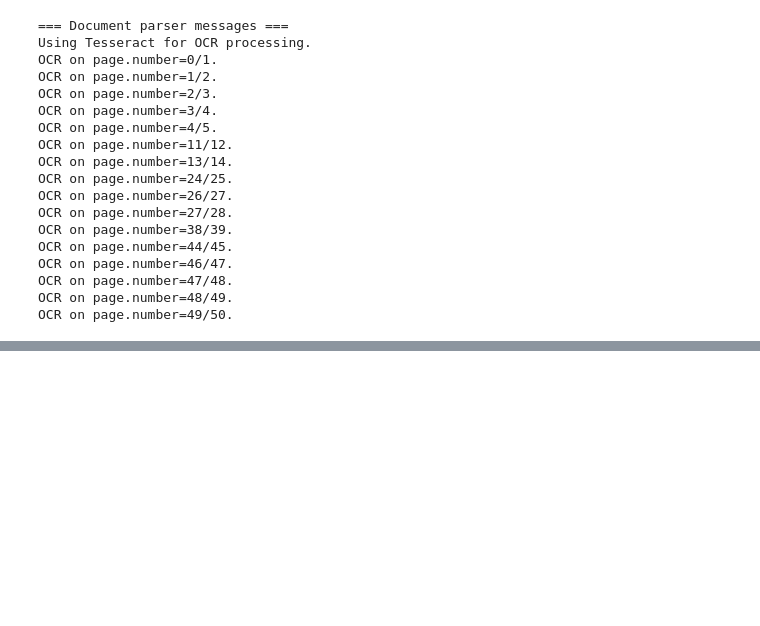
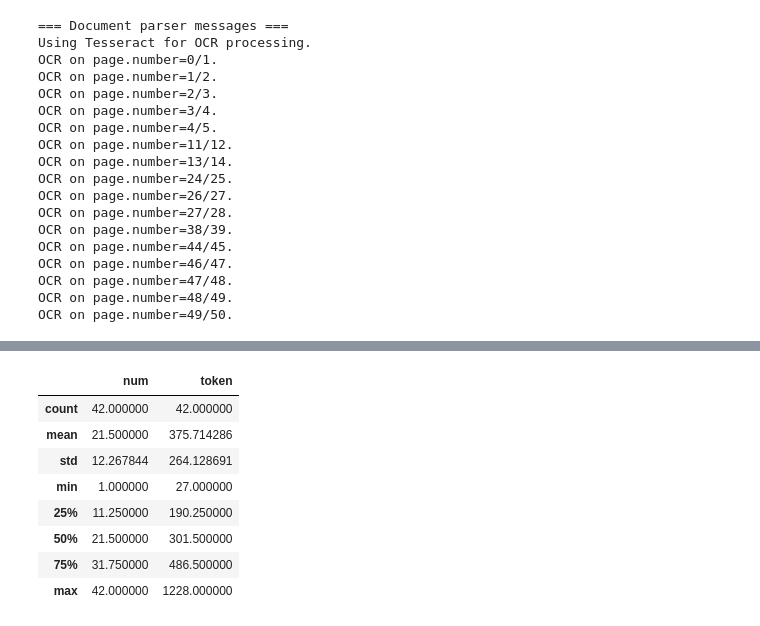
Before and after one commit to ArchitPandey/RAG_Pipeline, a Jupyter notebook: rag_pipeline.ipynb, the cells around one changed output, grey strips where cells are left out. Drawn from its saved outputs; the diff is of its cells as text; code cells hidden in the pictures; blank space fills up the shorter version.

```diff
--- a/rag_pipeline.ipynb
+++ b/rag_pipeline.ipynb
@@ -105,0 +124,12 @@ df
+# %%
+df.describe()
+# %% [output]
+|  | num | token |
+| count | 42.000000 | 42.000000 |
+| mean | 21.500000 | 375.714286 |
+| std | 12.267844 | 264.128691 |
+| min | 1.000000 | 27.000000 |
+| 25% | 11.250000 | 190.250000 |
+| 50% | 21.500000 | 301.500000 |
+| 75% | 31.750000 | 486.500000 |
+| max | 42.000000 | 1228.000000 |
```
Also changed, not shown: parts of 3 cells of this notebook.
